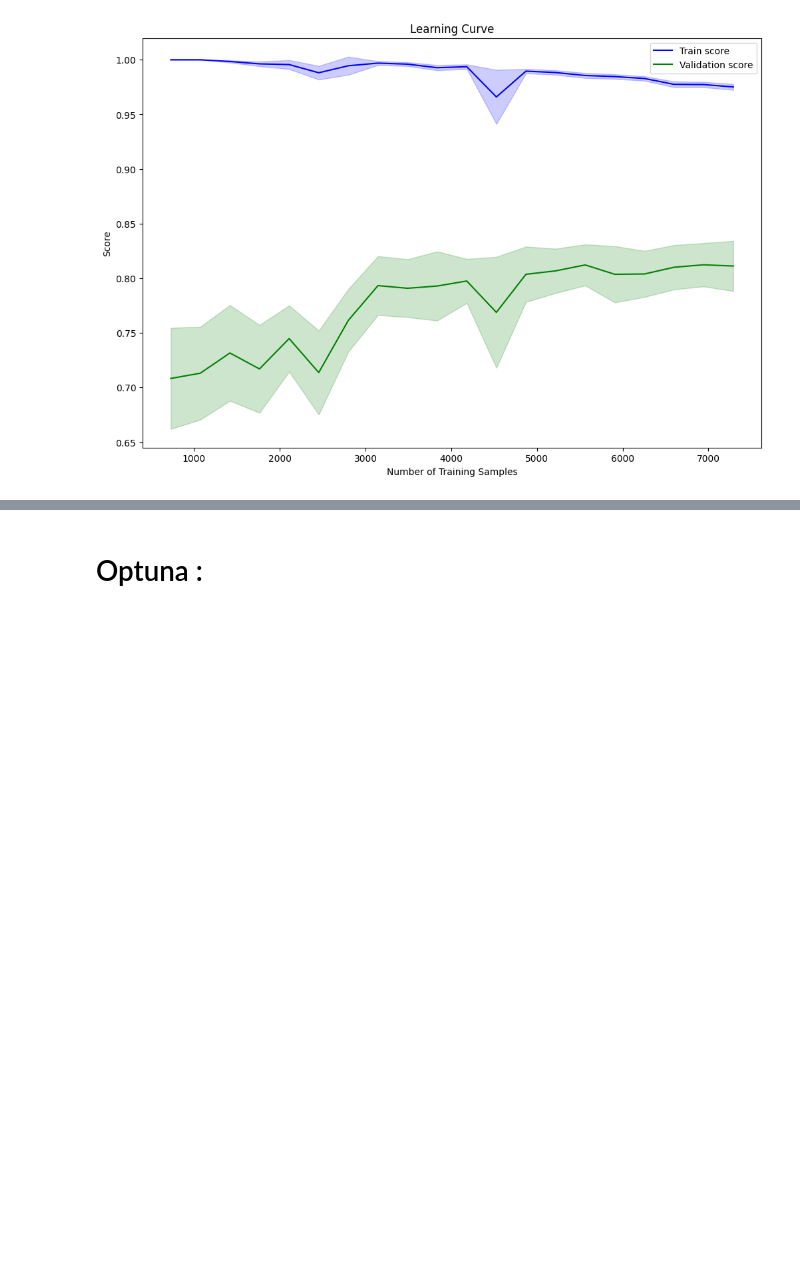
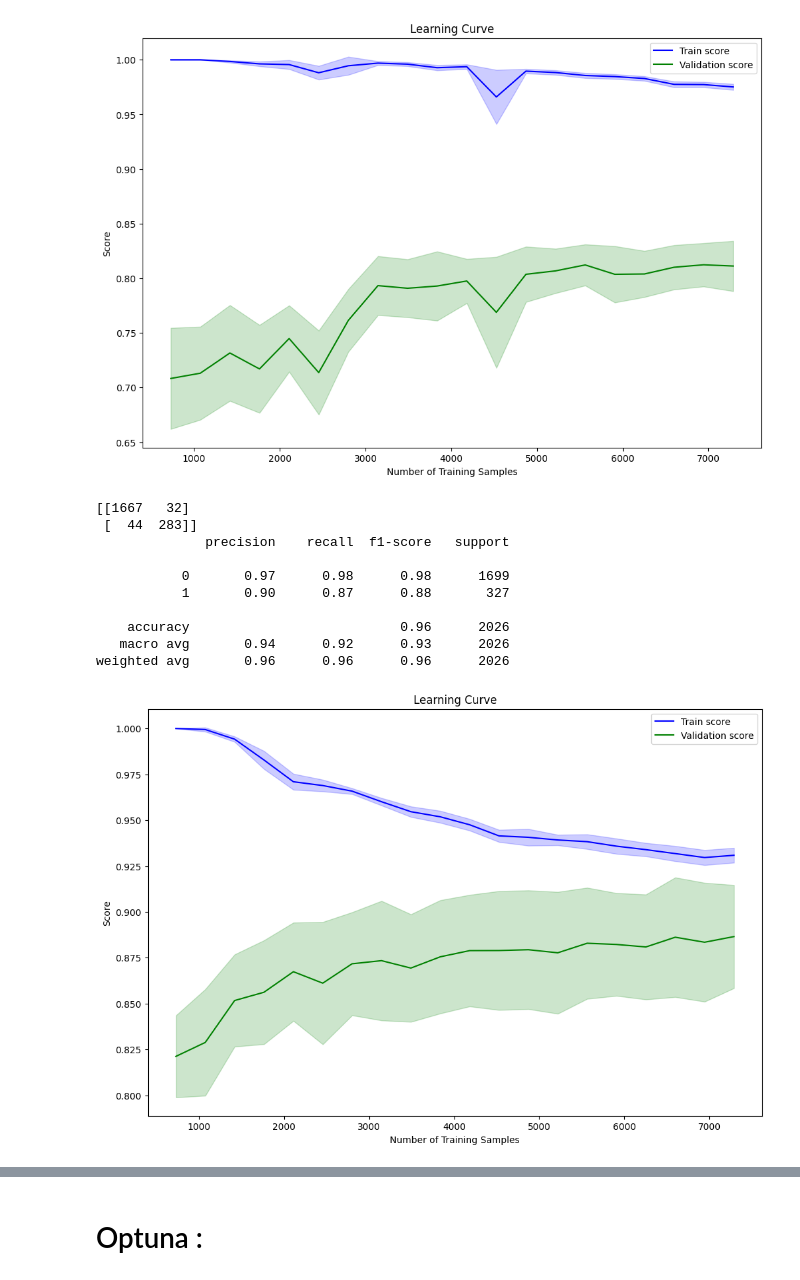
Before and after one commit to TheoRepo1/ML_Project_BankChurners, a Jupyter notebook: MyProject.ipynb, the cells around one changed output, grey strips where cells are left out. Cells and saved outputs as stored; diff of their text form; code cells hidden in the pictures; blank space fills up the shorter version.

```diff
--- a/MyProject.ipynb
+++ b/MyProject.ipynb
@@ -644,3 +596,17 @@ weighted avg       0.94      0.94      0.94      2026
+# %%
+evaluation(model_test)
+# %% [output]
+[[1667   32]
+ [  44  283]]
+              precision    recall  f1-score   support
+
+           0       0.97      0.98      0.98      1699
+           1       0.90      0.87      0.88       327
+
+    accuracy                           0.96      2026
+   macro avg       0.94      0.92      0.93      2026
+weighted avg       0.96      0.96      0.96      2026
+[figure, added]
 # %%
 from sklearn.metrics import precision_recall_curve, recall_score, precision_score
 
```
Also changed, not shown: parts of 64 cells of this notebook.
